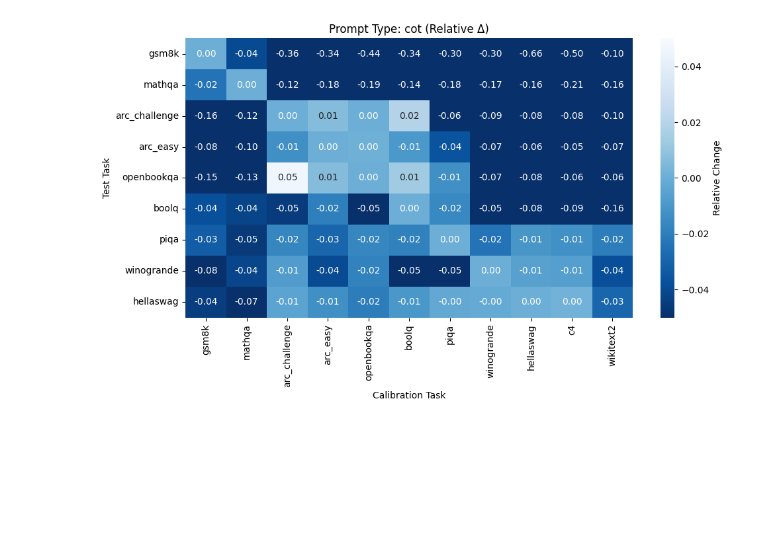
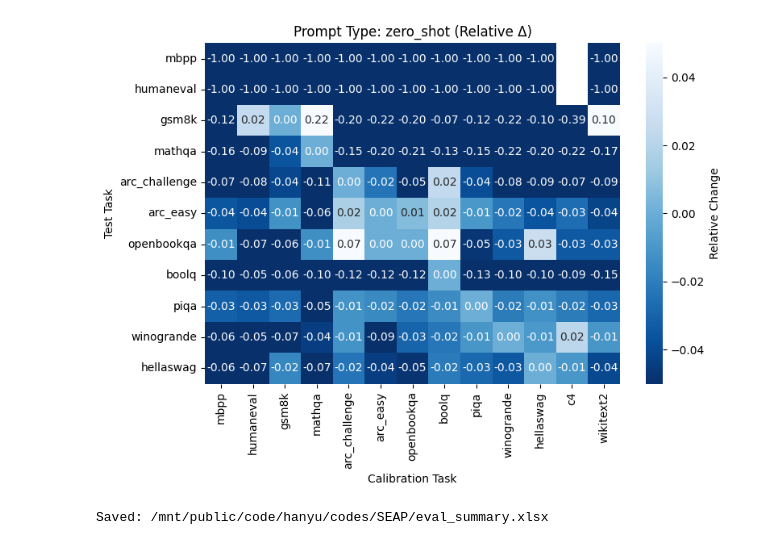
Before and after one commit to IAAR-Shanghai/SEAP, a Jupyter notebook: notebook/0_analysis.ipynb, the cells around one changed output. Saved outputs shown, nothing was run; the diff lists cells and outputs as text; code cells hidden in the pictures; blank space fills up the shorter version.

```diff
--- a/notebook/0_analysis.ipynb
+++ b/notebook/0_analysis.ipynb
@@ -176,7 +182,7 @@ def plot_prompt_heatmap(
     prompt_type="knowledge",
     normalize=True,
     task_groups=None,
-    figsize=(10, 6),
+    figsize=(8, 6),
     model_name=None
 ):
     """
@@ -191,9 +197,9 @@ def plot_prompt_heatmap(
 
     df = df[df["prompt"] == prompt_type].copy()
 
-
     if task_groups is None:
         task_groups = {
+            "code_gen": ["mbpp", "humaneval"],
             "math_reasoning": ["gsm8k", "mathqa"],
             "knowledge_qa": ["arc_challenge", "arc_easy", "openbookqa"],
             "commonsense": ["boolq", "piqa", "winogrande", "hellaswag"],
@@ -203,10 +209,15 @@ def plot_prompt_heatmap(
     ordered_tasks = [task for group in task_groups.values() for task in group]
 
     df["Metric_for_use"] = df.apply(
-        lambda row: "exact_match" if row["Task"] == "gsm8k" else row["Metric"],
+        lambda row: (
+            "pass_at_1" if row["Task"] == "mbpp"
+            else "pass@1" if row["Task"] == "humaneval"
+            else "exact_match" if row["Task"] == "gsm8k"
+            else row["Metric"]
+        ),
         axis=1
     )
-    df_filtered = df[df["Metric_for_use"].isin(["acc", "exact_match"])]
+    df_filtered = df[df["Metric_for_use"].isin(["acc", "exact_match", "pass@1", "pass_at_1"])]
 
     pivot = df_filtered.pivot_table(
         index="Task", columns="calib", values="Value", aggfunc="mean"
@@ -229,9 +240,20 @@ def plot_prompt_heatmap(
     if normalize:
         norm_pivot = pivot.copy()
         for task in pivot.index:
-            base = pivot.at[task, task] if task in pivot.columns else None
-            if pd.notna(base) and base != 0:
-                norm_pivot.loc[task] = (pivot.loc[task] - base) / base
+            if task in pivot.columns:
+                try:
+                    base = pivot.at[task, task]
+                    for calib in pivot.columns:
+                        val = pivot.at[task, calib]
+                        if pd.isna(val) or pd.isna(base):
+                            norm_pivot.at[task, calib] = float("nan")
+                        elif base == 0 or val == 0:
+                            norm_pivot.at[task, calib] = -1.0
+                        else:
+                            norm_pivot.at[task, calib] = (val - base) / base
+                except Exception as e:
+                    print(f"⚠️ 基准提取失败 {task}: {e}")
+                    norm_pivot.loc[task] = float("nan")
             else:
                 norm_pivot.loc[task] = float("nan")
         pivot = norm_pivot
@@ -242,7 +264,7 @@ def plot_prompt_heatmap(
     pivot,
     annot=True,
     fmt=".2f",
-    cmap="Blues_r",  # 或 "YlGnBu"
+    cmap="Blues_r",
     vmin=-0.05,
     vmax=0.05,
     cbar_kws={"label": "Relative Change" if normalize else "Accuracy"}
@@ -253,11 +275,13 @@ def plot_prompt_heatmap(
     plt.tight_layout()
     plt.show()
 # %%
-plot_prompt_heatmap(df_all, prompt_type="cot", model_name="Llama-2-7b-hf")    # 标准化后热力图
+plot_prompt_heatmap(df_all, prompt_type="zero_shot", model_name="Llama-2-7b-hf")    # 标准化后热力图
 # %% [output]
-[figure, old version]
+[figure, new version]
 # %%
-# output_path = "/mnt/public/code/hanyu/codes/SEAP/eval_summary.xlsx"
-# df_all.to_excel(output_path, index=False)
+output_path = "/mnt/public/code/hanyu/codes/SEAP/eval_summary.xlsx"
+df_all.to_excel(output_path, index=False)
 
-# print(f"Saved: {output_path}")
+print(f"Saved: {output_path}")
+# %% [output]
+Saved: /mnt/public/code/hanyu/codes/SEAP/eval_summary.xlsx
```
Also changed, not shown: parts of 3 cells of this notebook, 2 other files.
